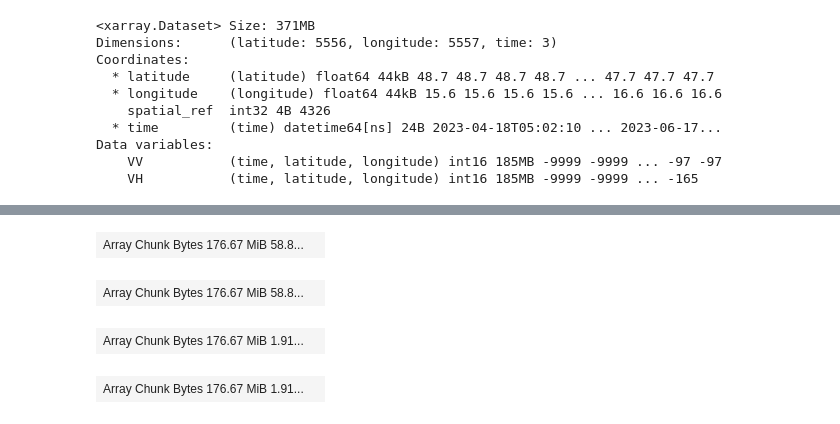
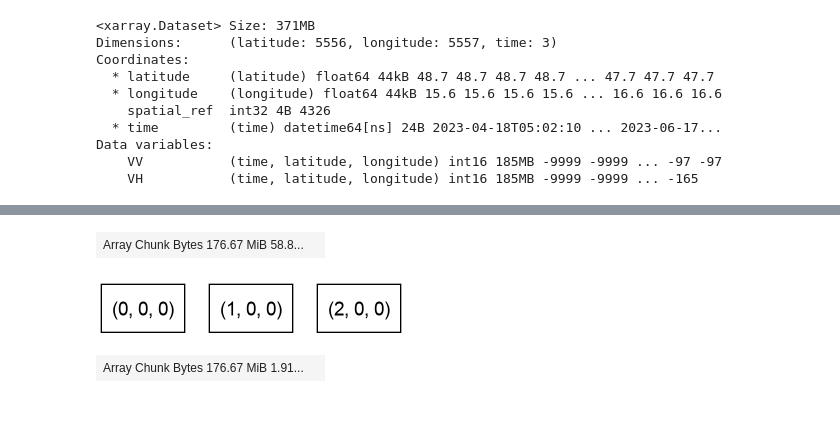
Before and after one commit to julinke/EODC_stac, a Jupyter notebook: EODCdask.ipynb, the cells around one changed output, grey strips where cells are left out. Saved outputs shown, nothing was run; the diff lists cells and outputs as text; code cells hidden in the pictures.

Commit message:
Last step Computing time

```diff
--- a/EODCdask.ipynb
+++ b/EODCdask.ipynb
@@ -139,23 +142,28 @@ The real quality of a dask array is about optimizing computations...
 # %%
+#This way we create the dask array with the chunk size of 'latitude': 5556,'longitude': 5557 and 'time': 1
+#This means our array will be divided into three parts
+
 sig0_ds_chunked1=sig0_ds.chunk({'latitude': 5556,'longitude': 5557,'time': 1})
 
 sig0_VV_da1 = sig0_ds_chunked1['VV'].data
-sig0_VH_da1 = sig0_ds_chunked1['VH'].data
 
 display(sig0_VV_da1)
-display(sig0_VH_da1)
 # %% [output]
 | Array Chunk Bytes 176.67 MiB 58.8... |  |
-| Array Chunk Bytes 176.67 MiB 58.8... |  |
+# %%
+#This is a very basic visual representation of how our dask cluster recognises the three chunks
+sig0_VV_da1.visualize()
+# %% [output]
+[figure, added]
 # %%
+#To have some comparison we chunk up the xarray in a different way.
+#Now we create the dask array with the chunk size of 'latitude': 1000,'longitude': 1000 and 'time': 1
+#This means our array will be divided into 6*6*3= 108 chunks
+
 sig0_ds_chunked2=sig0_ds.chunk({'latitude':1000,'longitude':1000,'time':1})
 
 sig0_VV_da2=sig0_ds_chunked2['VV'].data
-sig0_VH_da2=sig0_ds_chunked2['VH'].data
-
 
 display(sig0_VV_da2)
-display(sig0_VH_da2)
 # %% [output]
 | Array Chunk Bytes 176.67 MiB 1.91... |  |
-| Array Chunk Bytes 176.67 MiB 1.91... |  |
```
Also changed, not shown: parts of 19 cells of this notebook, 2 other files.
